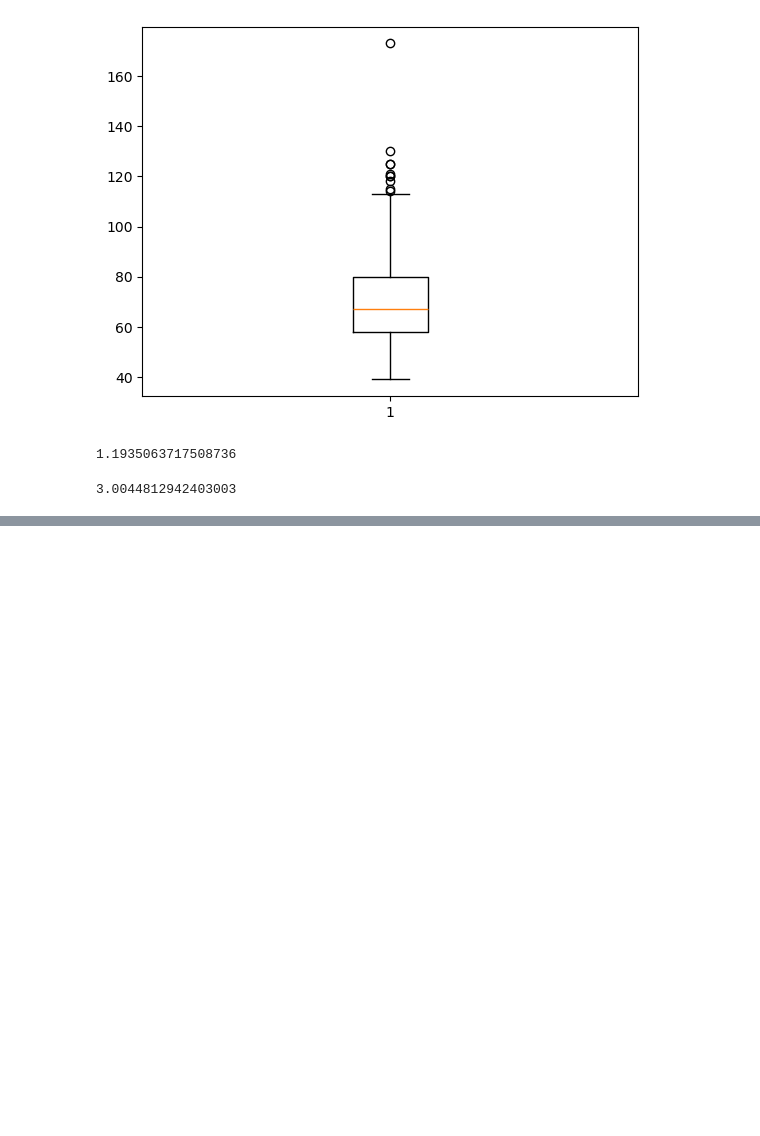
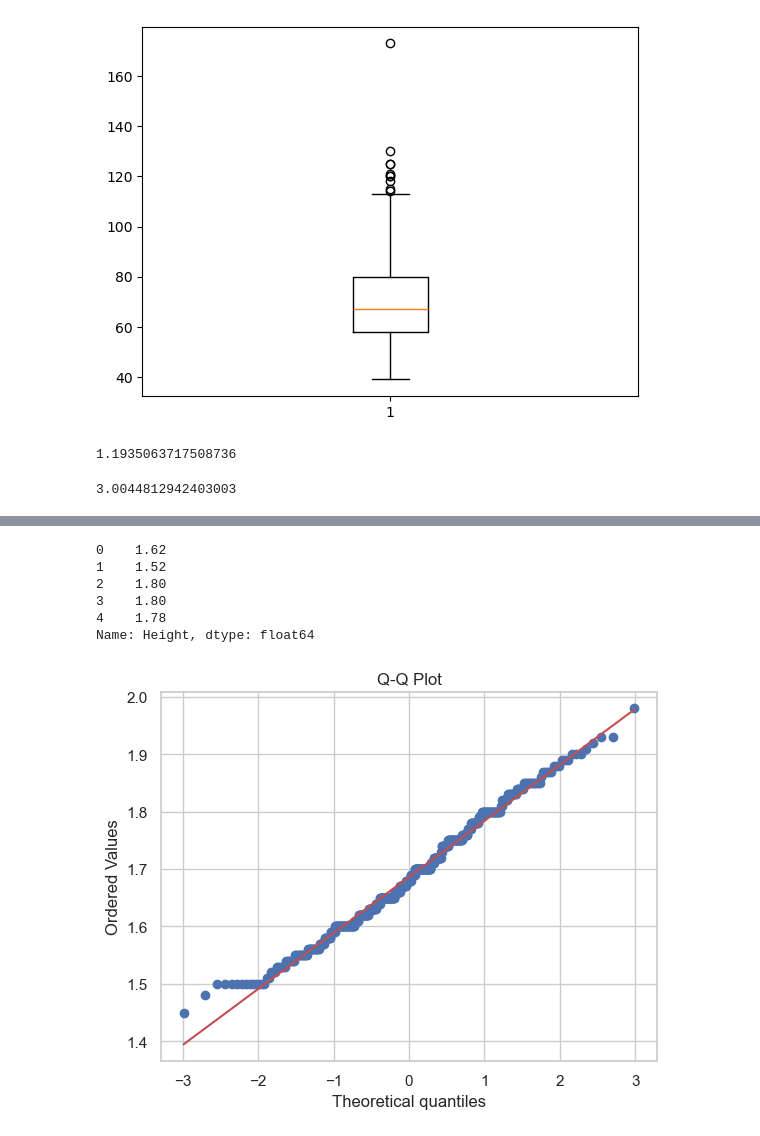
Before and after one commit to 2026365-EduardoFlach/Statistical-Techniques-for-Data-AnalysisSep26, a Jupyter notebook: Obesitydataset.ipynb, the cells around one changed output, grey strips where cells are left out. Drawn from its saved outputs; the diff is of its cells as text; code cells hidden in the pictures; blank space fills up the shorter version.

```diff
--- a/Obesitydataset.ipynb
+++ b/Obesitydataset.ipynb
@@ -259,0 +332,16 @@ df_raw['Weight'].kurt()
+# %%
+df_raw['Height'].head()
+# %% [output]
+0    1.62
+1    1.52
+2    1.80
+3    1.80
+4    1.78
+Name: Height, dtype: float64
+# %%
+#Q-Q plot
+stats.probplot(x, dist='norm', plot=plt)
+plt.title('Q-Q Plot')
+plt.show()
+# %% [output]
+[figure, added]
```
Also changed, not shown: parts of 8 cells of this notebook, 2 other files.
